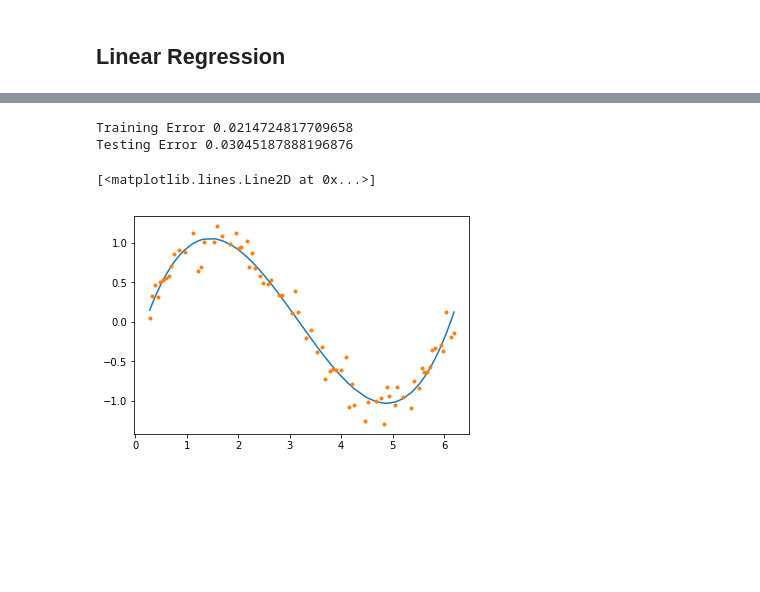
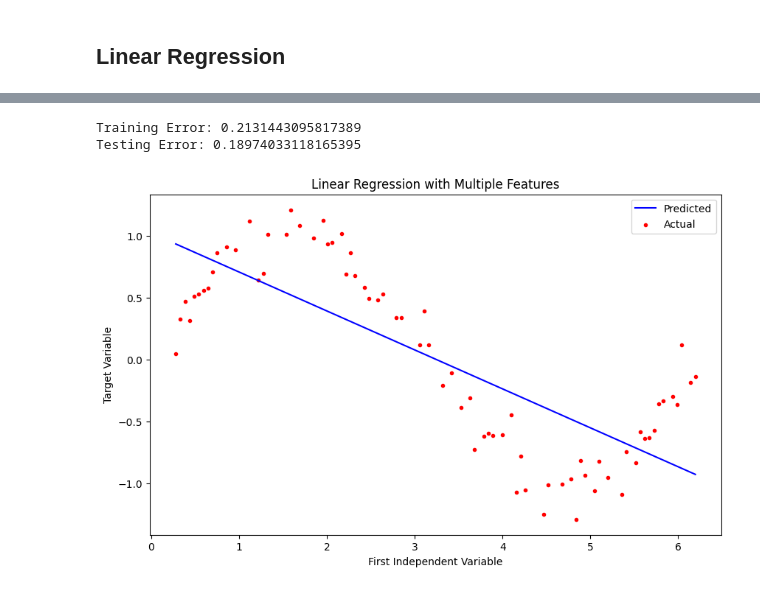
Before and after one commit to JapiKredi/EDA_library, a Jupyter notebook: Ridge_and_Lasso_Implementation.ipynb, the cells around one changed output, grey strips where cells are left out. Drawn from its saved outputs; the diff is of its cells as text; code cells hidden in the pictures; blank space fills up the shorter version.

```diff
--- a/Ridge_and_Lasso_Implementation.ipynb
+++ b/Ridge_and_Lasso_Implementation.ipynb
@@ -155,25 +177,44 @@ TypeError: LinearRegression.__init__() got an unexpected keyword argument 'norma
 # %%
-#Linear regression with three features
-independent_variable_train = X_train[:,0:3]
+import numpy as np
+import matplotlib.pyplot as plt
+from sklearn.linear_model import LinearRegression
+from sklearn.preprocessing import StandardScaler
 
-linreg = LinearRegression(normalize=True)
-linreg.fit(independent_variable_train,y_train)
+# Assuming X_train, y_train, X_test, and y_test are already defined
+
+# Standardize the independent variables
+scaler = StandardScaler()
+independent_variable_train = scaler.fit_transform(X_train[:, 0:3])
+independent_variable_test = scaler.transform(X_test[:, 0:3])
+
+# Linear regression with multiple features
+linreg = LinearRegression()
+linreg.fit(independent_variable_train, y_train)
 y_train_pred = linreg.predict(independent_variable_train)
 
-rss_train = sum((y_train_pred-y_train)**2) / X_train.shape[0]
+# Calculate training error (RSS)
+rss_train = sum((y_train_pred - y_train) ** 2) / X_train.shape[0]
 
-independent_variable_test = X_test[:,0:3]
+# Predict on test data
 y_test_pred = linreg.predict(independent_variable_test)
-rss_test = sum((y_test_pred-y_test)**2)/ X_test.shape[0]
 
-print("Training Error", rss_train)
-print("Testing Error",rss_test)
+# Calculate testing error (RSS)
+rss_test = sum((y_test_pred - y_test) ** 2) / X_test.shape[0]
 
-plt.plot(X_train[:,0:1],y_train_pred)
-plt.plot(X_train[:,0:1],y_train,'.')
+print("Training Error:", rss_train)
+print("Testing Error:", rss_test)
+
+# Plotting the results for the first feature
+plt.figure(figsize=(10, 6))
+plt.plot(X_train[:, 0], y_train_pred, label='Predicted', color='blue')
+plt.scatter(X_train[:, 0], y_train, label='Actual', color='red', marker='.')
+plt.xlabel('First Independent Variable')
+plt.ylabel('Target Variable')
+plt.title('Linear Regression with Multiple Features')
+plt.legend()
+plt.show()
 # %% [output]
-Training Error 0.0214724817709658
-Testing Error 0.03045187888196876
+Training Error: 0.2131443095817389
+Testing Error: 0.18974033118165395
-[<matplotlib.lines.Line2D at 0x...>]
-[figure, old version]
+[figure, new version]
 # %%
```
Also changed, not shown: parts of 6 cells of this notebook.
